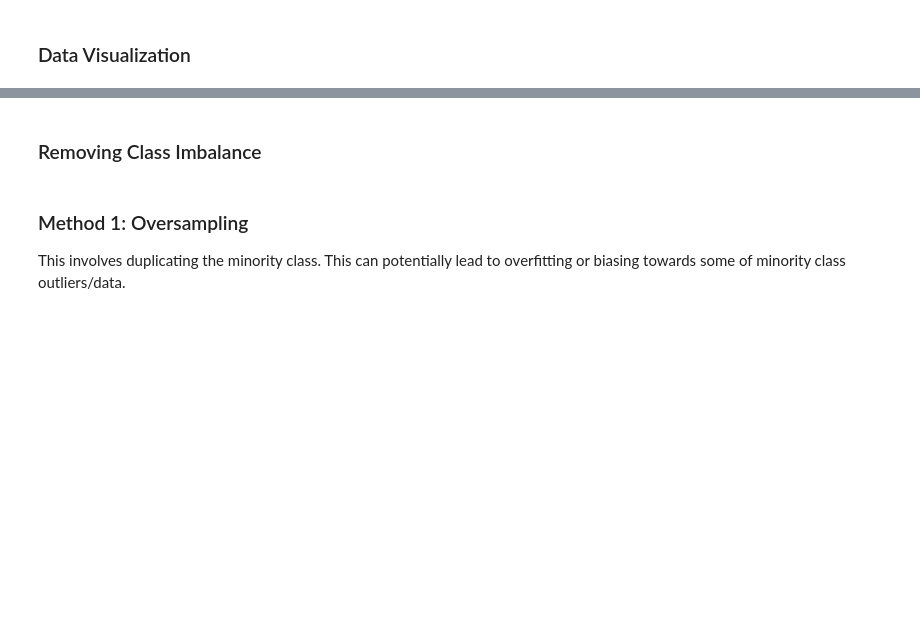
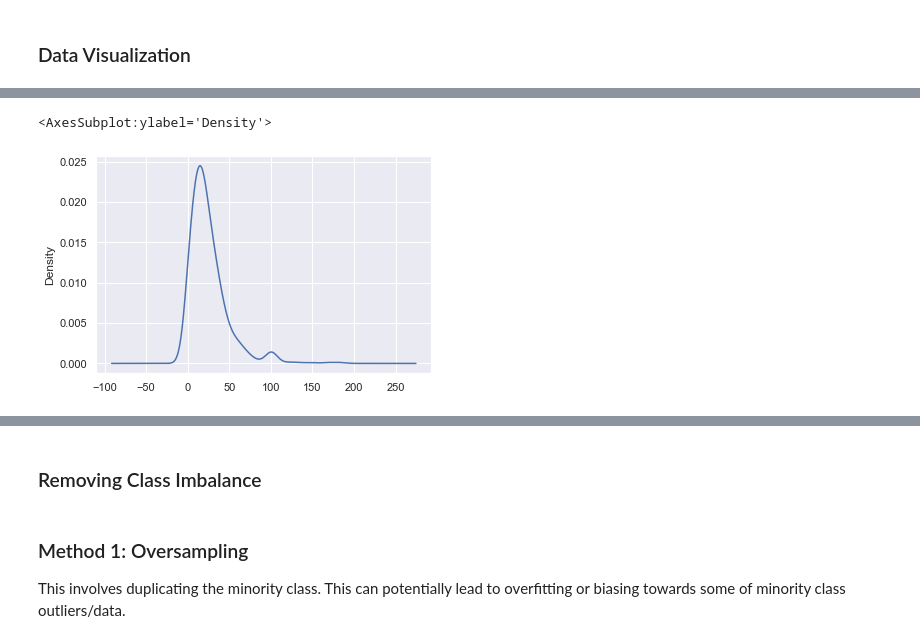
Before and after one commit to nitishsingh158/WokeRUs, a Jupyter notebook: lending_data.ipynb, the cells around one changed output, grey strips where cells are left out. Saved outputs shown, nothing was run; the diff lists cells and outputs as text; code cells hidden in the pictures; blank space fills up the shorter version.

```diff
--- a/lending_data.ipynb
+++ b/lending_data.ipynb
@@ -243,3 +245,6 @@ consolidated.shape
 # %%
-# sample_df['Debt_income_ratio'].plot.density()
+sample_df['Debt_income_ratio'].plot.density()
+# %% [output]
+<AxesSubplot:ylabel='Density'>
+[figure, added]
 # %%
```
Also changed, not shown: parts of 14 cells of this notebook, 1 other file.
